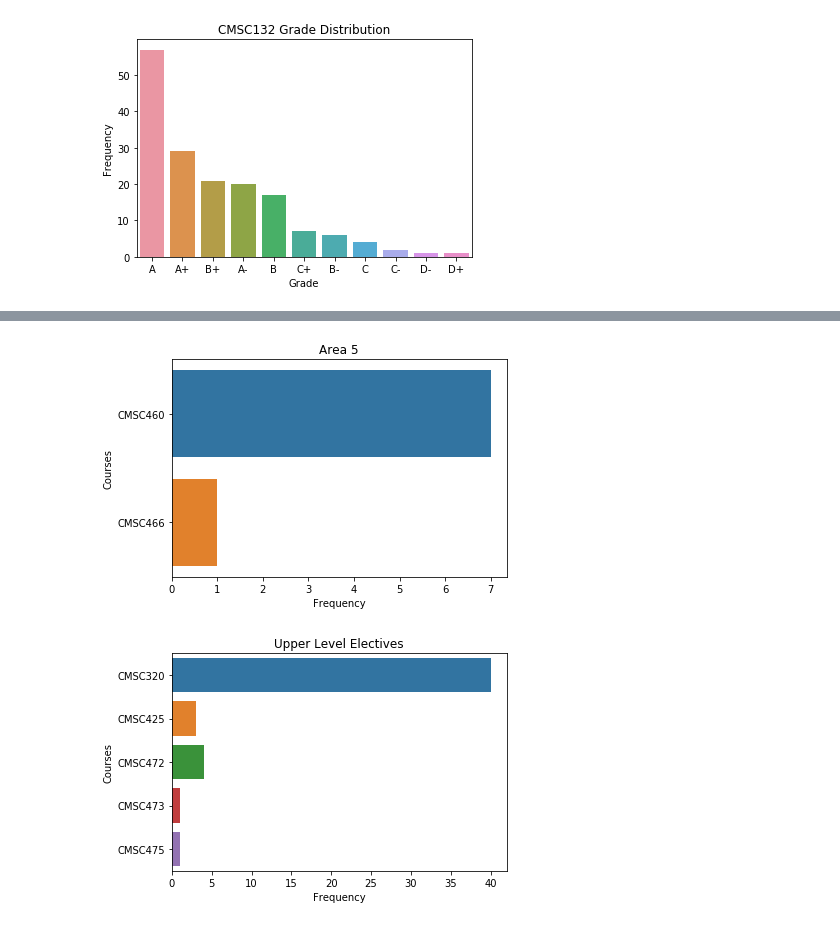
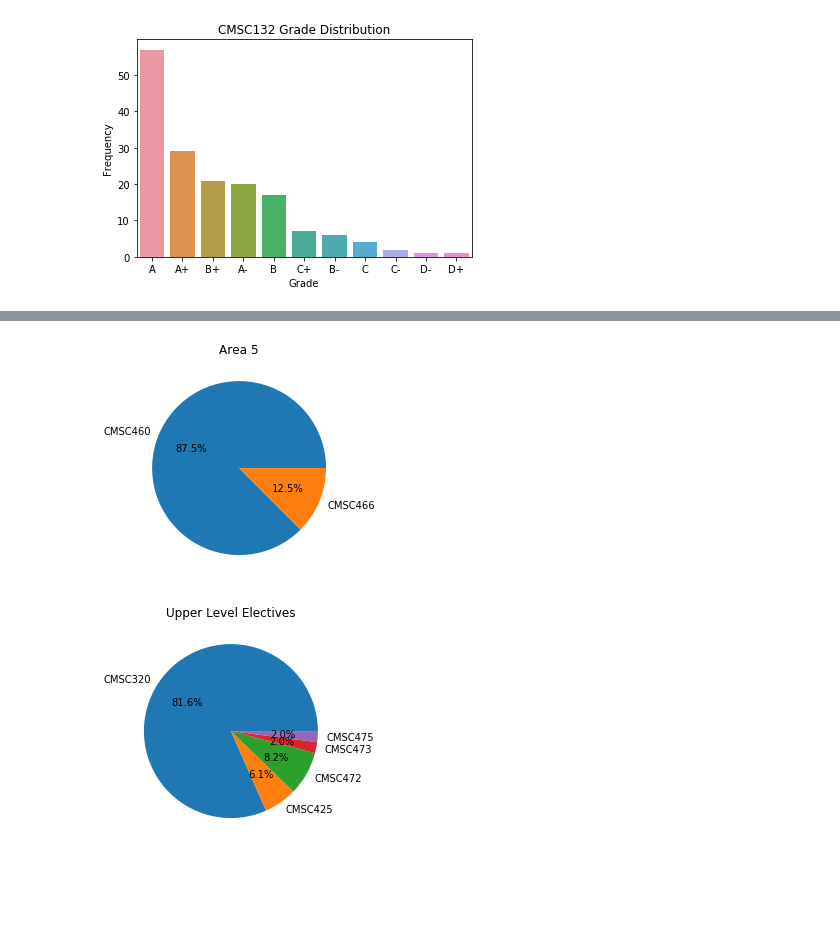
Before and after one commit to GuptaSiddhesh/GuptaSiddhesh.github.io, a Jupyter notebook: Final Project.ipynb, the cells around one changed output, grey strips where cells are left out. Saved outputs shown, nothing was run; the diff lists cells and outputs as text; code cells hidden in the pictures; blank space fills up the shorter version.

```diff
--- a/Final Project.ipynb
+++ b/Final Project.ipynb
@@ -14,13 +14,3 @@ df.head()
 | 3 | 3 | User3 | Data Science | Yes | Not Completed | A | A | B | B+ | B- | ... |
 | 4 | 4 | User4 | General | Yes | Not Completed | A | A+ | A- | A | A | ... |
 5 rows × 47 columns
-# %%
-'''for i, row in df.iterrows():
-    txt = "User{0}"
-    df['Timestamp'][i] = txt.format(i)
-
-df.columns=["Users", "CMSC131", "CMSC132", "CMSC216", "CMSC250", "CMSC330", "CMSC351", "MATH140", "MATH141", "MATH240", "MATH241",
-              "STAT400", "CS_Track", "CMSC4XX", "CMSC411", "CMSC412", "CMSC414", "CMSC416", "CMSC417", "CMSC420", "CMSC421",
-              "CMSC422", "CMSC423", "CMSC424", "CMSC426", "CMSC427", "CMSC470", "CMSC430", "CMSC433", "CMSC434", "CMSC435", "CMSC436",
-              "CMSC451", "CMSC452", "CMSC454", "CMSC456", "CMSC457", "CMSC460", "CMSC466", "CMSC320", "CMSC425", "CMSC472",
-              "CMSC473", "CMSC474", "CMSC475", "Graduated"]'''
@@ -262,21 +226,16 @@ plt.show()
 # %%
 # AREA 5
 NaNs_460 = df['CMSC460'].isna().sum()
 NaNs_466 = df['CMSC466'].isna().sum()
 CMSC460_num = 165 - NaNs_460
 CMSC466_num = 165 - NaNs_466
-d = {
-    'Courses':['CMSC460', 'CMSC466'],
-    'Number of Students':[CMSC460_num, CMSC466_num],
-}
-area5 = pd.DataFrame(data=d)
-sns.barplot(x="Number of Students", y="Courses", data=area5)
+data = [CMSC460_num, CMSC466_num]
+labels = 'CMSC460', 'CMSC466'
+plt.pie(data,labels=labels,autopct='%1.1f%%')
 plt.title("Area 5")
-plt.xlabel("Frequency")
-plt.ylabel("Courses")
 plt.show()
 # %% [output]
-[figure, old version]
+[figure, new version]
 # %%
 # UPPER LEVEL ELECTIVES
 NaNs_320 = df['CMSC320'].isna().sum()
@@ -289,15 +248,10 @@ CMSC425_num = 165 - NaNs_425
 CMSC472_num = 165 - NaNs_472
 CMSC473_num = 165 - NaNs_473
 CMSC475_num = 165 - NaNs_475
-d = {
-    'Courses' : ['CMSC320', 'CMSC425', 'CMSC472','CMSC473', 'CMSC475'],
-    'Number of Students' : [CMSC420_num, CMSC425_num, CMSC472_num, CMSC473_num, CMSC475_num],
-}
-electives = pd.DataFrame(data=d)
-sns.barplot(x="Number of Students", y="Courses", data=electives)
+data = [CMSC420_num, CMSC425_num, CMSC472_num, CMSC473_num, CMSC475_num]
+labels = 'CMSC320', 'CMSC425', 'CMSC472','CMSC473', 'CMSC475'
+plt.pie(data,labels=labels,autopct='%1.1f%%')
 plt.title("Upper Level Electives")
-plt.xlabel("Frequency")
-plt.ylabel("Courses")
 plt.show()
 # %% [output]
-[figure, old version]
+[figure, new version]
```
Also changed, not shown: parts of 7 cells of this notebook.
